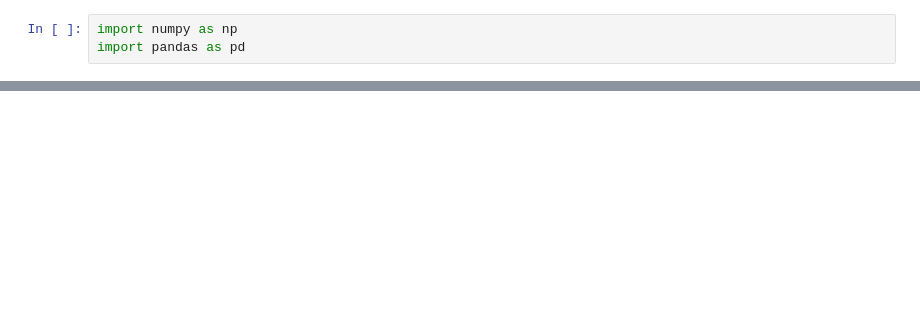
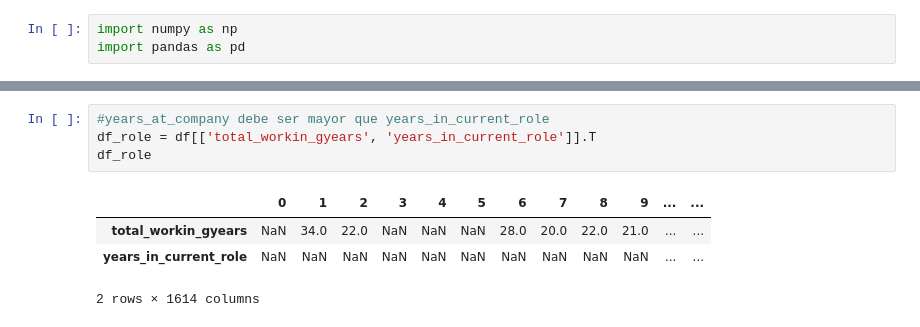
Before and after one commit to icorreald/proyecto-da-promo-G-modulo-3-team-3, a Jupyter notebook: notebooks-trabajo/ines.ipynb, the cells around one changed output, grey strips where cells are left out. Drawn from its saved outputs; the diff is of its cells as text; blank space fills up the shorter version.

```diff
--- a/notebooks-trabajo/ines.ipynb
+++ b/notebooks-trabajo/ines.ipynb
@@ -83,0 +155,9 @@ df.columns = col
+# %%
+#years_at_company debe ser mayor que years_in_current_role
+df_role = df[['total_workin_gyears', 'years_in_current_role']].T
+df_role
+# %% [output]
+|  | 0 | 1 | 2 | 3 | 4 | 5 | 6 | 7 | 8 | 9 | ... | ... |
+| total_workin_gyears | NaN | 34.0 | 22.0 | NaN | NaN | NaN | 28.0 | 20.0 | 22.0 | 21.0 | ... | ... |
+| years_in_current_role | NaN | NaN | NaN | NaN | NaN | NaN | NaN | NaN | NaN | NaN | ... | ... |
+2 rows × 1614 columns
```
Also changed, not shown: parts of 28 cells of this notebook, 1 other file.
